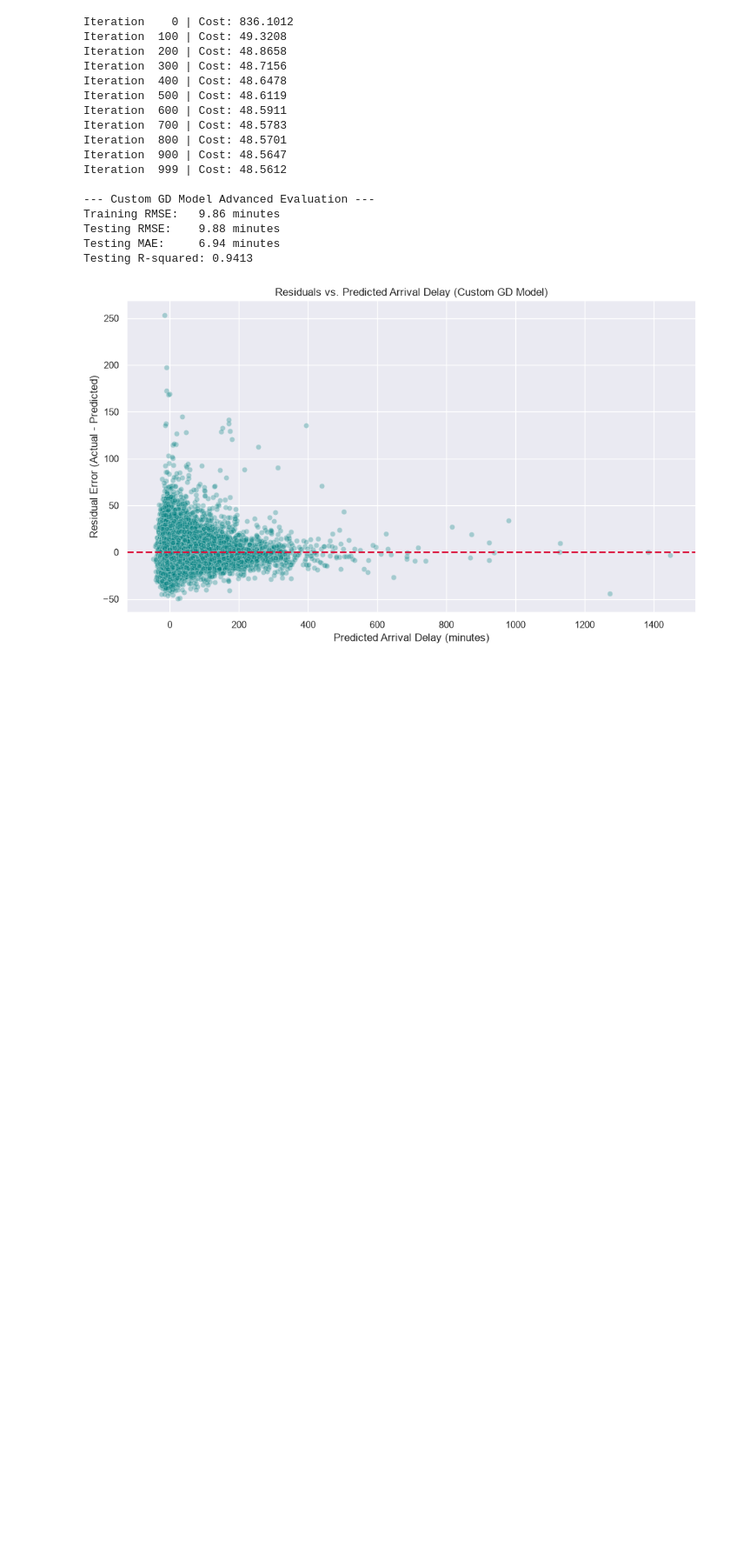
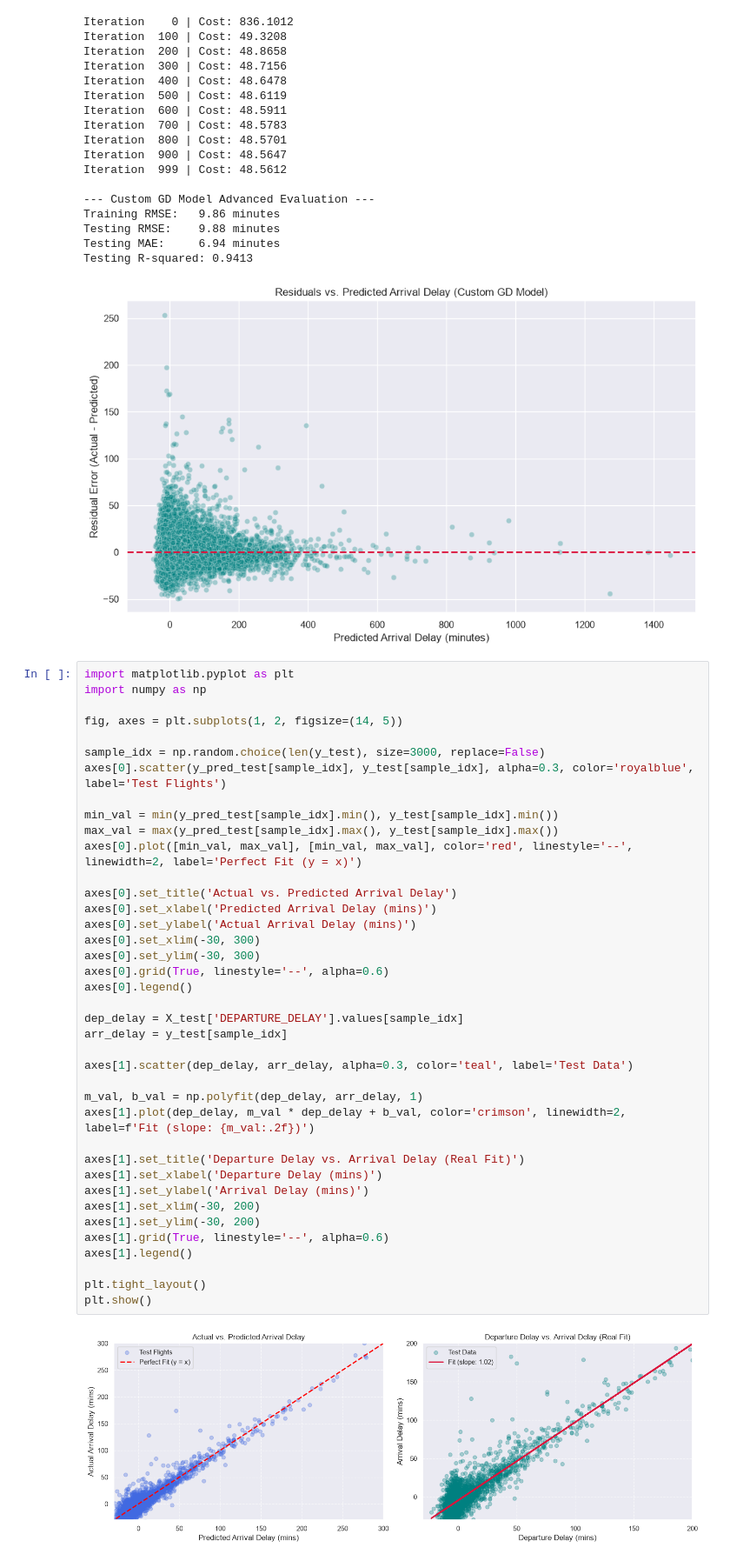
Before and after one commit to DJDadaisdanger/Mukund_RMResearch_Taskphase, a Jupyter notebook: Task_11/Linear Regression.ipynb, the cells around one changed output. Shown at 87% size. Drawn from its saved outputs; the diff is of its cells as text; blank space fills up the shorter version.

Commit message:
more graphs for visulaisation

```diff
--- a/Task_11/Linear Regression.ipynb
+++ b/Task_11/Linear Regression.ipynb
@@ -207,3 +207,44 @@ Testing RMSE:    9.88 minutes
 Testing MAE:     6.94 minutes
 Testing R-squared: 0.9413
 [figure]
+# %%
+import matplotlib.pyplot as plt
+import numpy as np
+
+fig, axes = plt.subplots(1, 2, figsize=(14, 5))
+
+sample_idx = np.random.choice(len(y_test), size=3000, replace=False)
+axes[0].scatter(y_pred_test[sample_idx], y_test[sample_idx], alpha=0.3, color='royalblue', label='Test Flights')
+
+min_val = min(y_pred_test[sample_idx].min(), y_test[sample_idx].min())
+max_val = max(y_pred_test[sample_idx].max(), y_test[sample_idx].max())
+axes[0].plot([min_val, max_val], [min_val, max_val], color='red', linestyle='--', linewidth=2, label='Perfect Fit (y = x)')
+
+axes[0].set_title('Actual vs. Predicted Arrival Delay')
+axes[0].set_xlabel('Predicted Arrival Delay (mins)')
+axes[0].set_ylabel('Actual Arrival Delay (mins)')
+axes[0].set_xlim(-30, 300)
+axes[0].set_ylim(-30, 300)
+axes[0].grid(True, linestyle='--', alpha=0.6)
+axes[0].legend()
+
+dep_delay = X_test['DEPARTURE_DELAY'].values[sample_idx]
+arr_delay = y_test[sample_idx]
+
+axes[1].scatter(dep_delay, arr_delay, alpha=0.3, color='teal', label='Test Data')
+
+m_val, b_val = np.polyfit(dep_delay, arr_delay, 1)
+axes[1].plot(dep_delay, m_val * dep_delay + b_val, color='crimson', linewidth=2, label=f'Fit (slope: {m_val:.2f})')
+
+axes[1].set_title('Departure Delay vs. Arrival Delay (Real Fit)')
+axes[1].set_xlabel('Departure Delay (mins)')
+axes[1].set_ylabel('Arrival Delay (mins)')
+axes[1].set_xlim(-30, 200)
+axes[1].set_ylim(-30, 200)
+axes[1].grid(True, linestyle='--', alpha=0.6)
+axes[1].legend()
+
+plt.tight_layout()
+plt.show()
+# %% [output]
+[figure, added]
```
